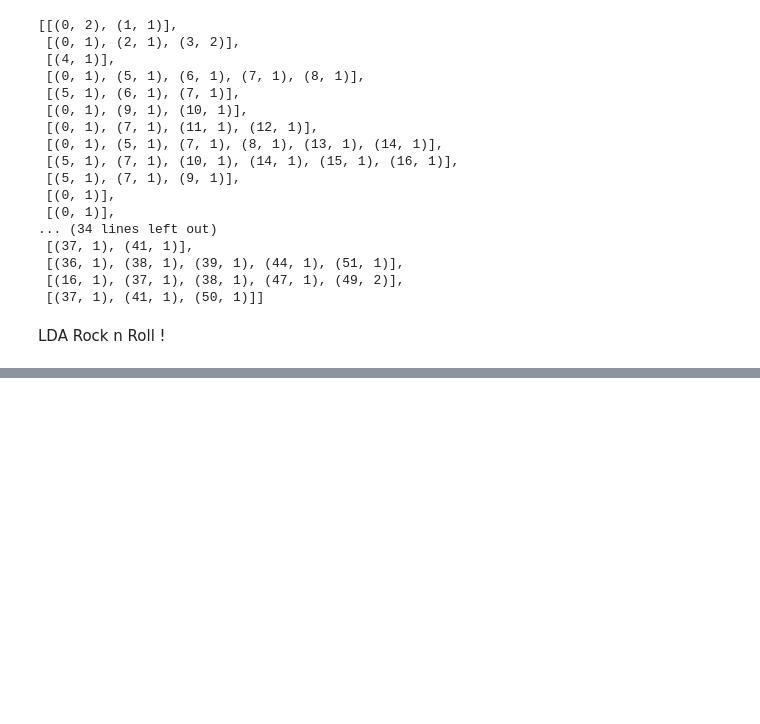
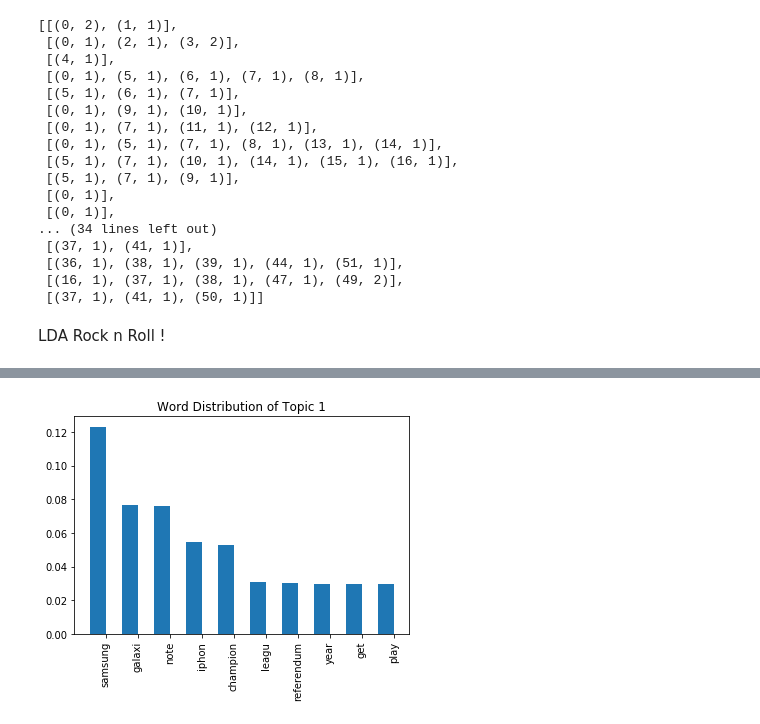
Before and after one commit to tafaquh/lda-try-english, a Jupyter notebook: lda-try-eng.ipynb, the cells around one changed output, grey strips where cells are left out. Saved outputs shown, nothing was run; the diff lists cells and outputs as text; code cells hidden in the pictures; blank space fills up the shorter version.

```diff
--- a/lda-try-eng.ipynb
+++ b/lda-try-eng.ipynb
@@ -145,0 +313,6 @@ lda
+# %%
+# plot word distribution untuk topic 1
+# plot word distribution for topic
+plot_word_dist_per_topic(1, topics_matrix)
+# %% [output]
+[figure, added]
```
Also changed, not shown: parts of 14 cells of this notebook.
